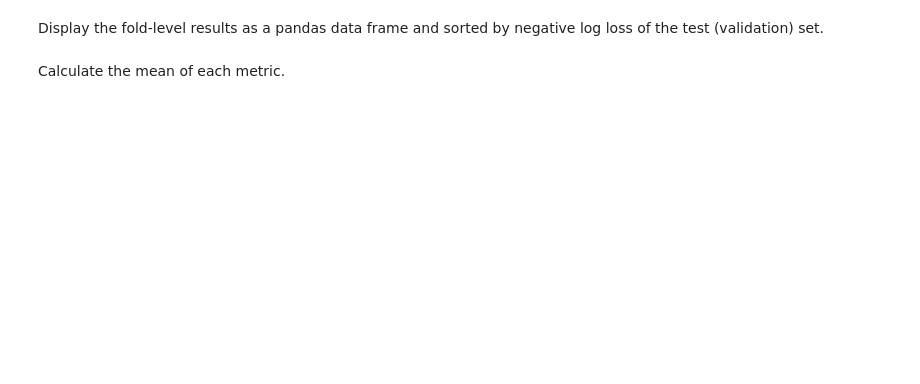
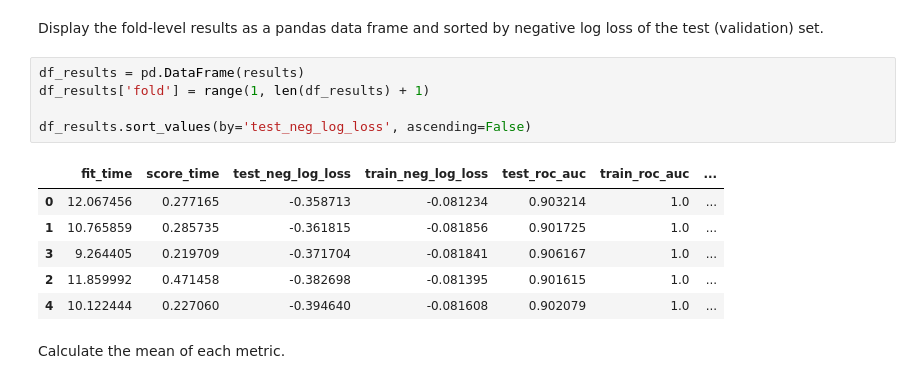
Before and after one commit to GianneW/scaling_to_production, a Jupyter notebook: 02_activities/assignments/assignment_2.ipynb, the cells around one changed output. Saved outputs shown, nothing was run; the diff lists cells and outputs as text; blank space fills up the shorter version.

```diff
--- a/02_activities/assignments/assignment_2.ipynb
+++ b/02_activities/assignments/assignment_2.ipynb
@@ -173,4 +197,16 @@ Evaluate the model pipeline using [`cross_validate()`](https://scikit-learn.org/
 # %% [markdown]
 Display the fold-level results as a pandas data frame and sorted by negative log loss of the test (validation) set.
+# %%
+df_results = pd.DataFrame(results)
+df_results['fold'] = range(1, len(df_results) + 1)
+
+df_results.sort_values(by='test_neg_log_loss', ascending=False)
+# %% [output]
+|  | fit_time | score_time | test_neg_log_loss | train_neg_log_loss | test_roc_auc | train_roc_auc | ... |
+| 0 | 12.067456 | 0.277165 | -0.358713 | -0.081234 | 0.903214 | 1.0 | ... |
+| 1 | 10.765859 | 0.285735 | -0.361815 | -0.081856 | 0.901725 | 1.0 | ... |
+| 3 | 9.264405 | 0.219709 | -0.371704 | -0.081841 | 0.906167 | 1.0 | ... |
+| 2 | 11.859992 | 0.471458 | -0.382698 | -0.081395 | 0.901615 | 1.0 | ... |
+| 4 | 10.122444 | 0.227060 | -0.394640 | -0.081608 | 0.902079 | 1.0 | ... |
 # %% [markdown]
 Calculate the mean of each metric.
```
Also changed, not shown: parts of 14 cells of this notebook.
